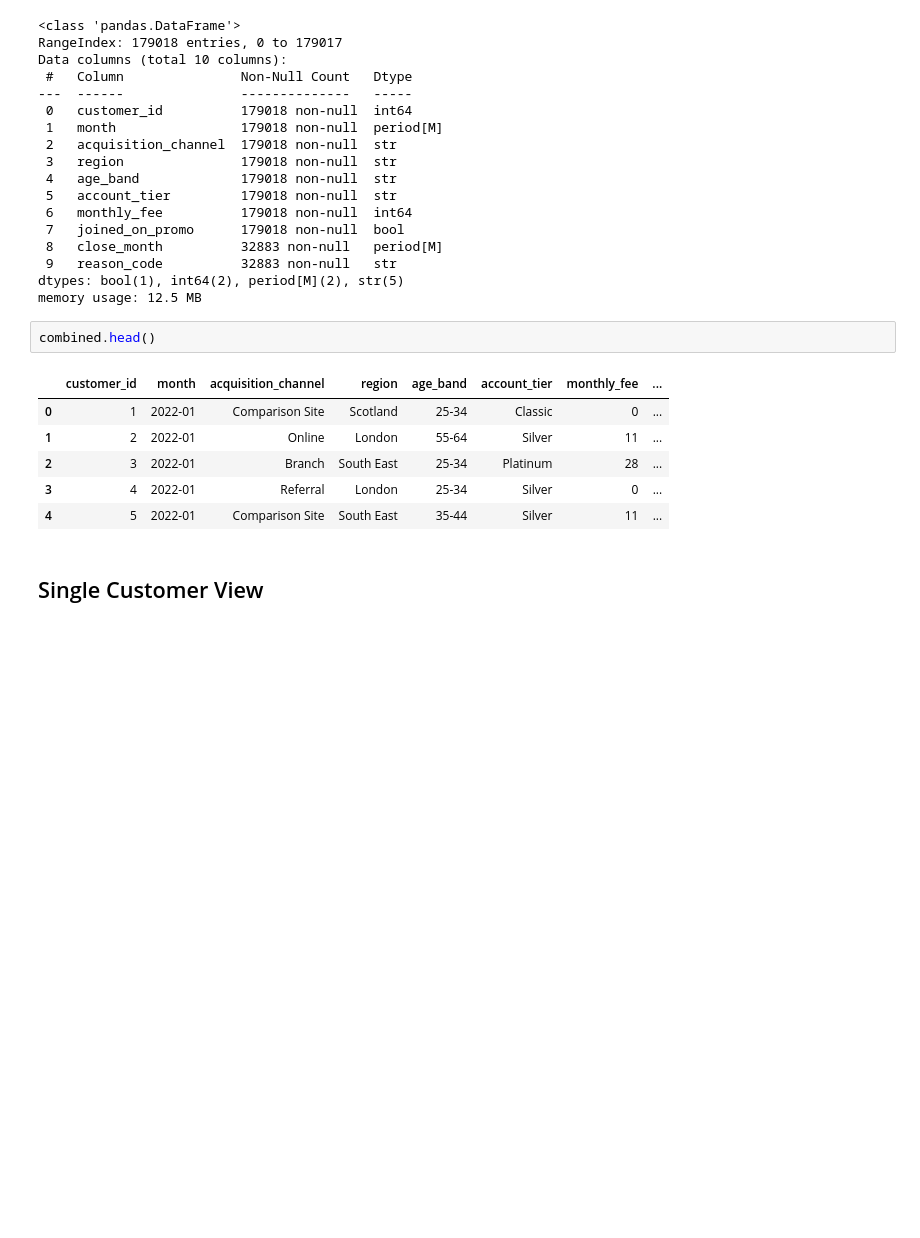
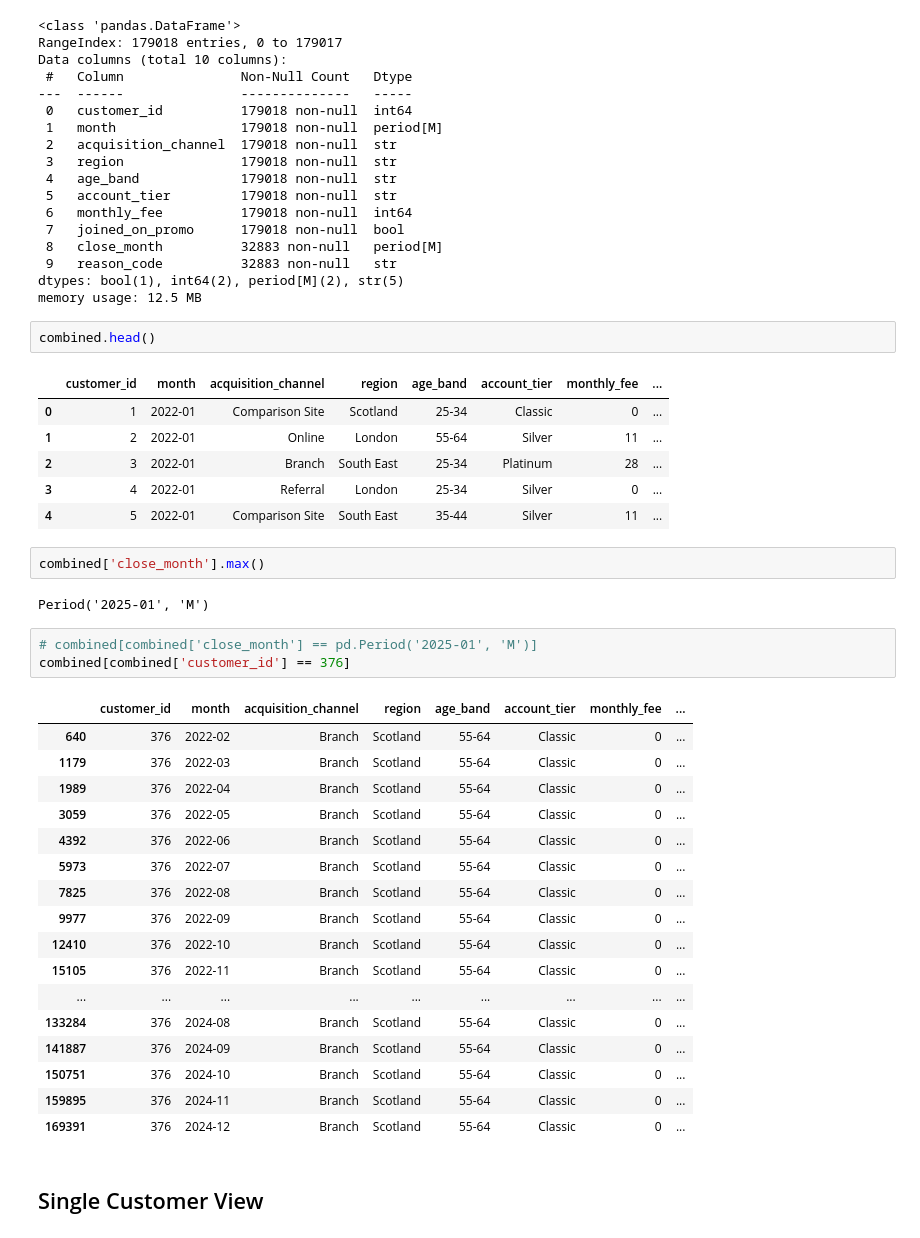
Before and after one commit to esmerowbotham-tech/Money-Craft-Project, a Jupyter notebook: money-craft.ipynb, the cells around one changed output. Drawn from its saved outputs; the diff is of its cells as text; blank space fills up the shorter version.

```diff
--- a/money-craft.ipynb
+++ b/money-craft.ipynb
@@ -247,5 +252,30 @@ combined.head()
 | 2 | 3 | 2022-01 | Branch | South East | 25-34 | Platinum | 28 | ... |
 | 3 | 4 | 2022-01 | Referral | London | 25-34 | Silver | 0 | ... |
 | 4 | 5 | 2022-01 | Comparison Site | South East | 35-44 | Silver | 11 | ... |
+# %%
+combined['close_month'].max()
+# %% [output]
+Period('2025-01', 'M')
+# %%
+# combined[combined['close_month'] == pd.Period('2025-01', 'M')]
+combined[combined['customer_id'] == 376]
+# %% [output]
+|  | customer_id | month | acquisition_channel | region | age_band | account_tier | monthly_fee | ... |
+| 640 | 376 | 2022-02 | Branch | Scotland | 55-64 | Classic | 0 | ... |
+| 1179 | 376 | 2022-03 | Branch | Scotland | 55-64 | Classic | 0 | ... |
+| 1989 | 376 | 2022-04 | Branch | Scotland | 55-64 | Classic | 0 | ... |
+| 3059 | 376 | 2022-05 | Branch | Scotland | 55-64 | Classic | 0 | ... |
+| 4392 | 376 | 2022-06 | Branch | Scotland | 55-64 | Classic | 0 | ... |
+| 5973 | 376 | 2022-07 | Branch | Scotland | 55-64 | Classic | 0 | ... |
+| 7825 | 376 | 2022-08 | Branch | Scotland | 55-64 | Classic | 0 | ... |
+| 9977 | 376 | 2022-09 | Branch | Scotland | 55-64 | Classic | 0 | ... |
+| 12410 | 376 | 2022-10 | Branch | Scotland | 55-64 | Classic | 0 | ... |
+| 15105 | 376 | 2022-11 | Branch | Scotland | 55-64 | Classic | 0 | ... |
+| ... | ... | ... | ... | ... | ... | ... | ... | ... |
+| 133284 | 376 | 2024-08 | Branch | Scotland | 55-64 | Classic | 0 | ... |
+| 141887 | 376 | 2024-09 | Branch | Scotland | 55-64 | Classic | 0 | ... |
+| 150751 | 376 | 2024-10 | Branch | Scotland | 55-64 | Classic | 0 | ... |
+| 159895 | 376 | 2024-11 | Branch | Scotland | 55-64 | Classic | 0 | ... |
+| 169391 | 376 | 2024-12 | Branch | Scotland | 55-64 | Classic | 0 | ... |
 # %% [markdown]
 ## Single Customer View
```
Also changed, not shown: parts of 10 cells of this notebook.
